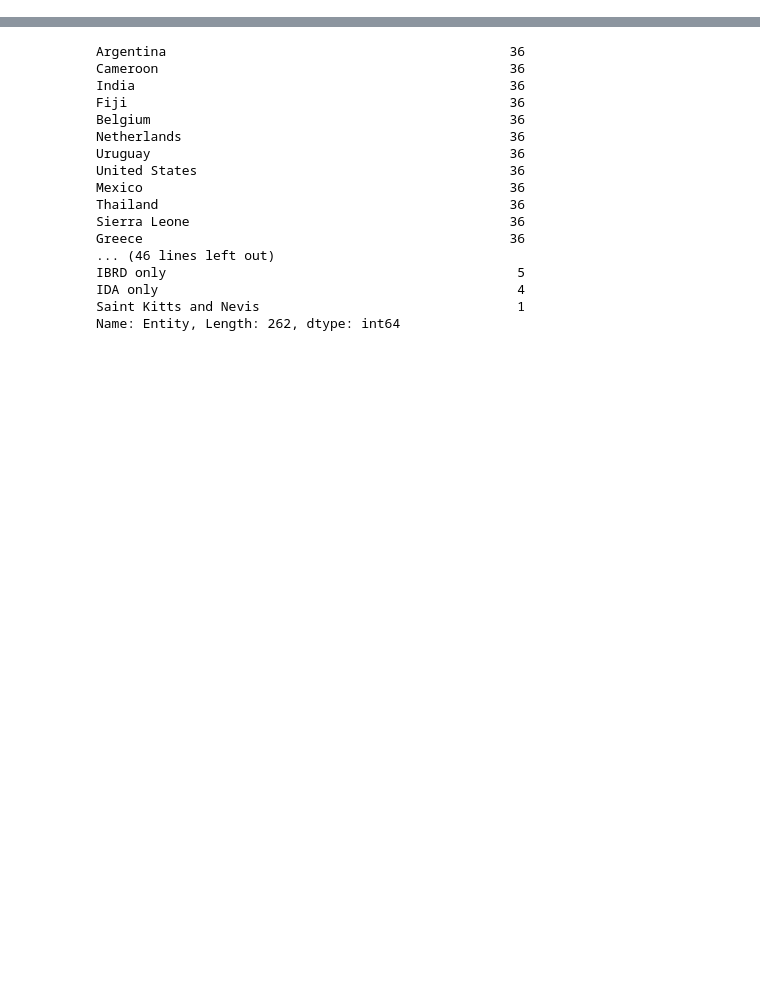
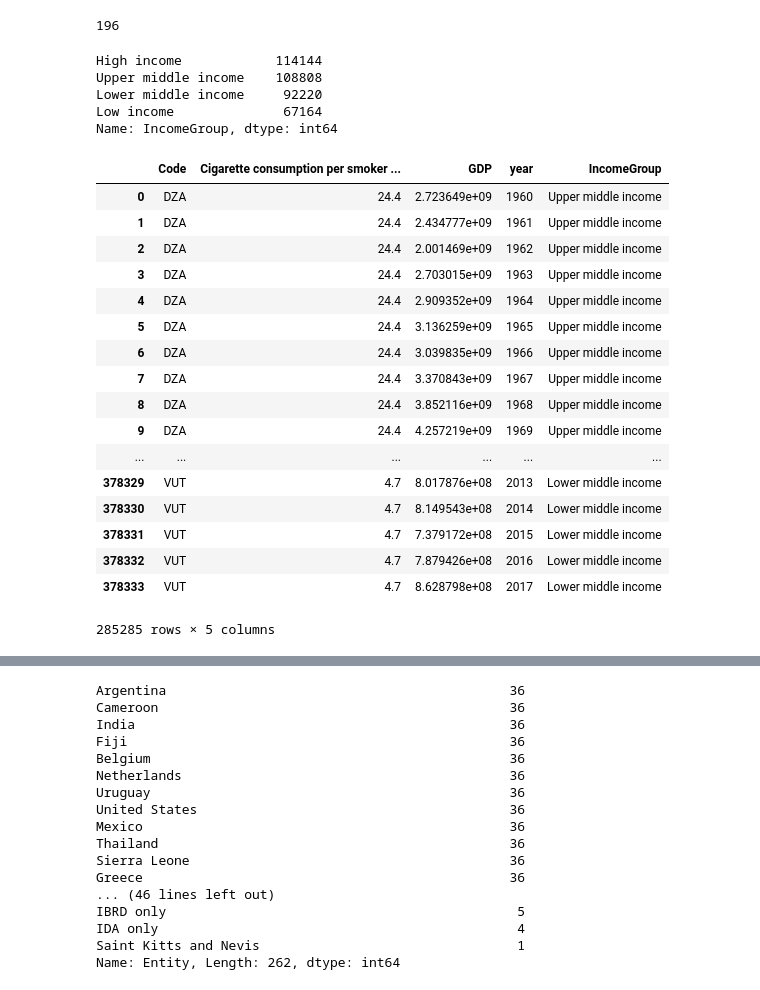
Before and after one commit to nradich/Project-1, a Jupyter notebook: tobacco/Tobacco Use.ipynb, the cells around one changed output, grey strips where cells are left out. Drawn from its saved outputs; the diff is of its cells as text; code cells hidden in the pictures; blank space fills up the shorter version.

Commit message:
pushing excel files and merging tobacco file

```diff
--- a/tobacco/Tobacco Use.ipynb
+++ b/tobacco/Tobacco Use.ipynb
@@ -17,0 +33,4 @@ len (tobacco1pd['Entity'].value_counts())
+# %%
+# renaming columns to match tobacco file
+file_country_cluster_df = file_country_cluster_df.rename(columns={"Country Code": "Code", "TableName": "Entity"})
+file_country_cluster_df.head()
@@ -17,0 +44,5 @@ len (tobacco1pd['Entity'].value_counts())
+# %%
+# Moving years to rows and keeping countries as row- creating gdp_DF
+my_years = list(file_country_gdp_df.columns.values[4:])
+gdp_df = pd.melt(file_country_gdp_df,id_vars="Country Code",value_vars=my_years,var_name="year",value_name="GDP")
+gdp_df.head()
@@ -17,0 +56,3 @@ len (tobacco1pd['Entity'].value_counts())
+# %%
+new_with_cluster_GDP_df = pd.merge(gdp_df, file_country_cluster_df, left_on="Country Code", right_on="Code")
+new_with_cluster_GDP_df.head()
@@ -72 +120,5 @@ df_new
 7080 rows × 12 columns
+# %%
+# Showing the new dateset with clusters (Income Group)
+new_with_cluster_df = pd.merge(df_new, new_with_cluster_GDP_df, on="Code")
+new_with_cluster_df.head()
@@ -73,3 +132,50 @@ df_new
+# %%
+# Number of countries
+number_countries = new_with_cluster_df["Code"].nunique()
+number_countries
+# %% [output]
+196
+# %%
+# Showing the cluster types
+new_with_cluster_df["IncomeGroup"].value_counts()
+# %% [output]
+High income            114144
+Upper middle income    108808
+Lower middle income     92220
+Low income              67164
+Name: IncomeGroup, dtype: int64
+# %%
+clean_df = new_with_cluster_df[["Code","Cigarette consumption per smoker per day (cigarettes)",
+                                                   "GDP", "year", "IncomeGroup"]].dropna()
+
+clean_df
+
+
+
+# population_UpperMid_Inc = [clean_df["IncomeGroup"] == "Upper middle income"]
+
+
+
+# population_UpperMid_Inc["Cigarette consumption per smoker per day (cigarettes)"].mean()
+# %% [output]
+|  | Code | Cigarette consumption per smoker ... | GDP | year | IncomeGroup |
+| 0 | DZA | 24.4 | 2.723649e+09 | 1960 | Upper middle income |
+| 1 | DZA | 24.4 | 2.434777e+09 | 1961 | Upper middle income |
+| 2 | DZA | 24.4 | 2.001469e+09 | 1962 | Upper middle income |
+| 3 | DZA | 24.4 | 2.703015e+09 | 1963 | Upper middle income |
+| 4 | DZA | 24.4 | 2.909352e+09 | 1964 | Upper middle income |
+| 5 | DZA | 24.4 | 3.136259e+09 | 1965 | Upper middle income |
+| 6 | DZA | 24.4 | 3.039835e+09 | 1966 | Upper middle income |
+| 7 | DZA | 24.4 | 3.370843e+09 | 1967 | Upper middle income |
+| 8 | DZA | 24.4 | 3.852116e+09 | 1968 | Upper middle income |
+| 9 | DZA | 24.4 | 4.257219e+09 | 1969 | Upper middle income |
+| ... | ... | ... | ... | ... | ... |
+| 378329 | VUT | 4.7 | 8.017876e+08 | 2013 | Lower middle income |
+| 378330 | VUT | 4.7 | 8.149543e+08 | 2014 | Lower middle income |
+| 378331 | VUT | 4.7 | 7.379172e+08 | 2015 | Lower middle income |
+| 378332 | VUT | 4.7 | 7.879426e+08 | 2016 | Lower middle income |
+| 378333 | VUT | 4.7 | 8.628798e+08 | 2017 | Lower middle income |
+285285 rows × 5 columns
 # %%
 #tells us how many missing values there are per column
 df_new.isnull().sum()
```
Also changed, not shown: parts of 11 cells of this notebook, 4 other files.
